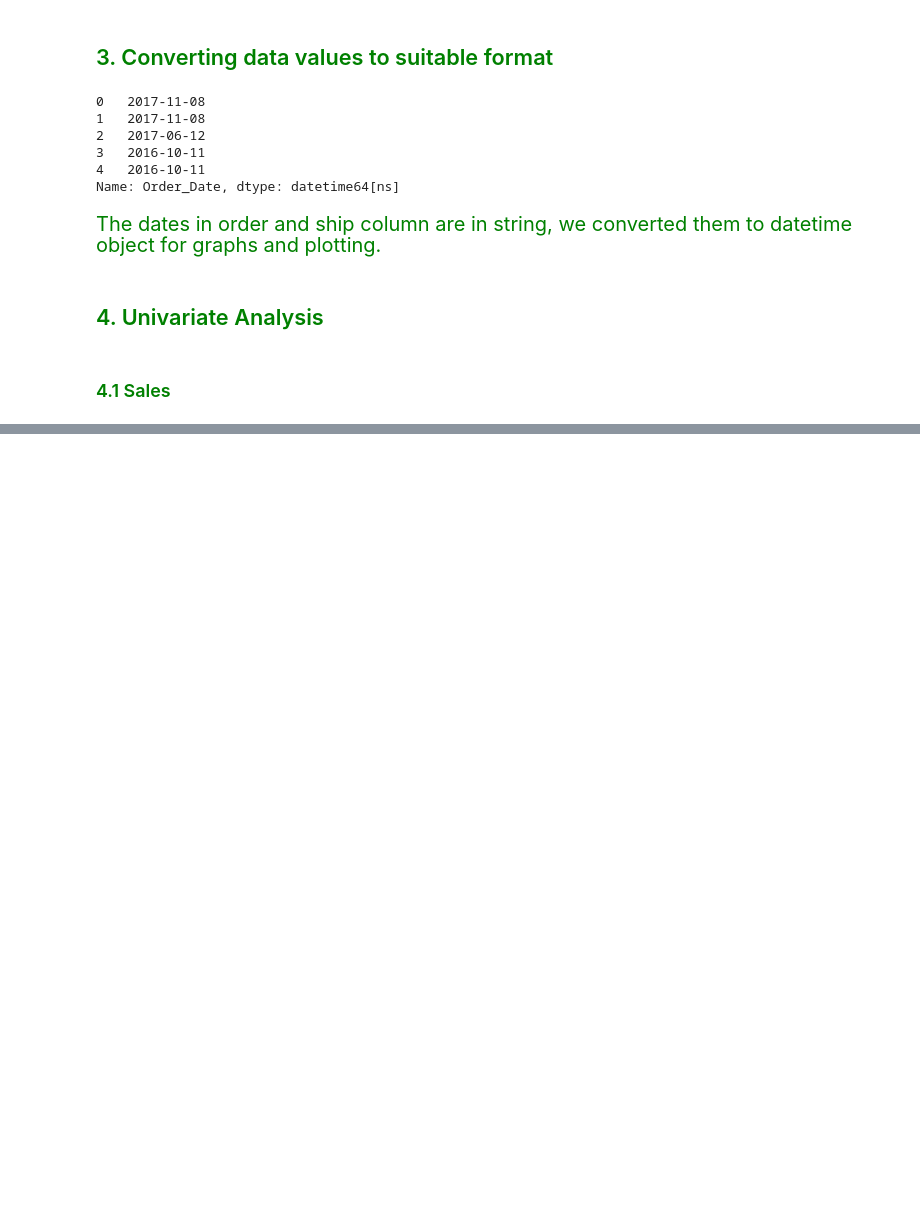
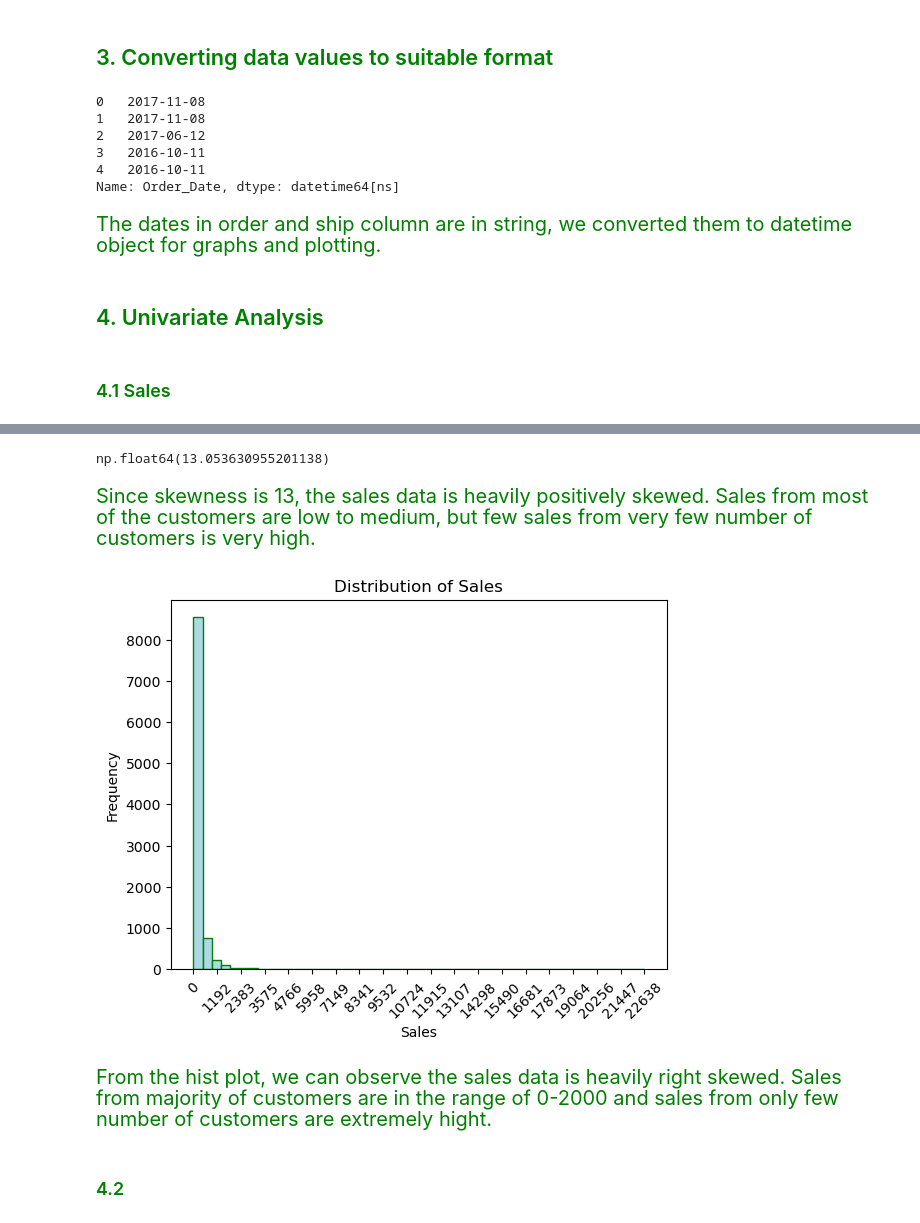
Before and after one commit to Kartika-Nidhi/DS_projects, a Jupyter notebook: SuperstoreSalesAnalysis.ipynb, the cells around one changed output, grey strips where cells are left out. Cells and saved outputs as stored; diff of their text form; code cells hidden in the pictures; blank space fills up the shorter version.

Commit message:
Sales univariate analysis

```diff
--- a/SuperstoreSalesAnalysis.ipynb
+++ b/SuperstoreSalesAnalysis.ipynb
@@ -114,0 +127,22 @@ Name: Order_Date, dtype: datetime64[ns]
+# %%
+data['Sales'].skew()
+# %% [output]
+np.float64(13.053630955201138)
+# %% [markdown]
+<div style = "color:green; font-size:20px">Since skewness is 13, the sales data is heavily positively skewed. Sales from most of the customers are low to medium, but few sales from very few number of customers is very high.
+# %%
+bins = np.linspace(data['Sales'].min(), data['Sales'].max(), 50)
+plt.hist(data['Sales'], bins = bins, color='lightblue', edgecolor='green')
+
+
+plt.xlabel('Sales')
+plt.ylabel('Frequency')
+plt.xticks(np.linspace(data['Sales'].min(), data['Sales'].max(), 20), rotation=45)
+plt.title('Distribution of Sales')
+plt.show()
+# %% [output]
+[figure, added]
+# %% [markdown]
+<div style = "color:green; font-size:20px">From the hist plot, we can observe the sales data is heavily right skewed. Sales from majority of customers are in the range of 0-2000 and sales from only few number of customers are extremely hight.
+# %% [markdown]
+<h3 style="color:green">4.2
```
Also changed, not shown: parts of 2 cells of this notebook.
